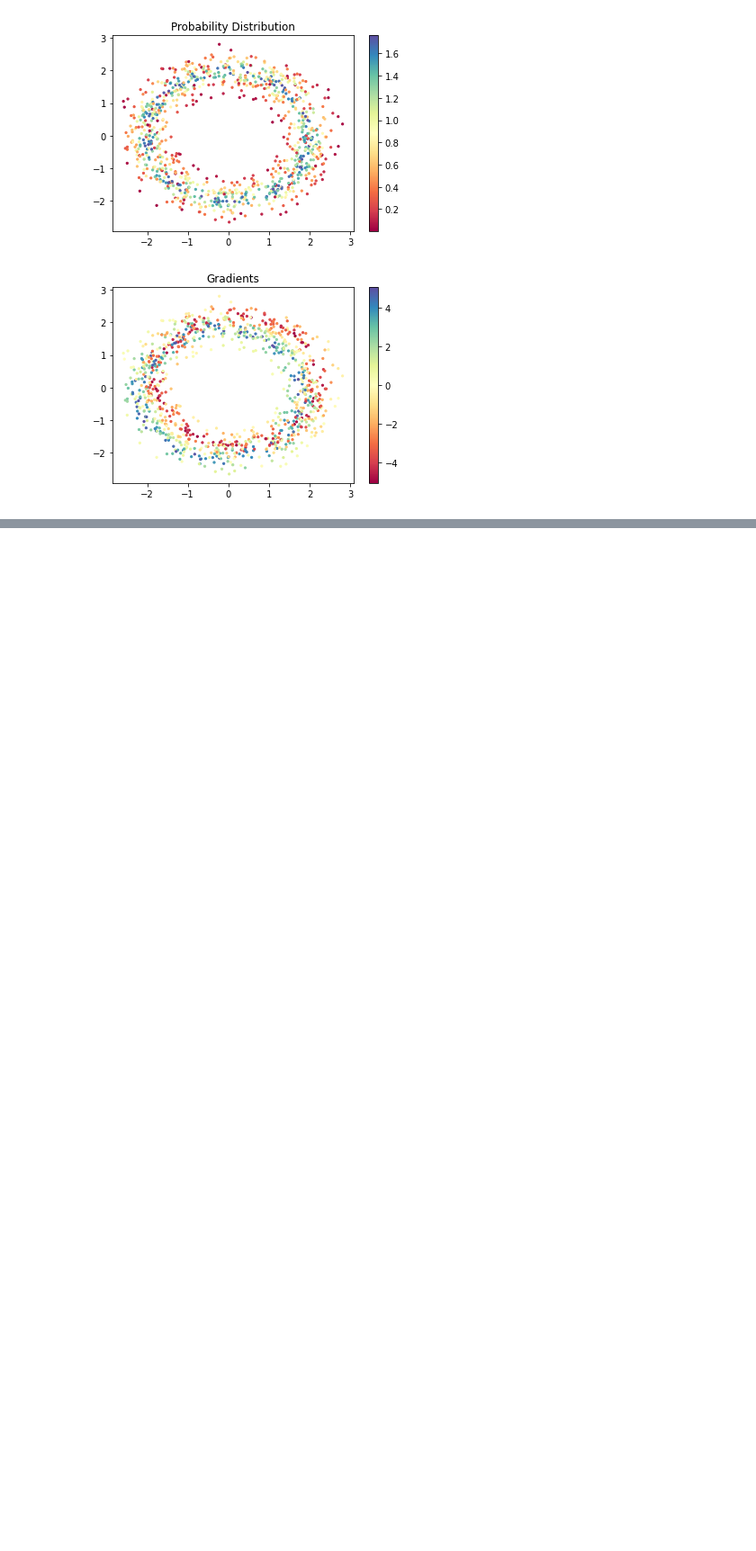
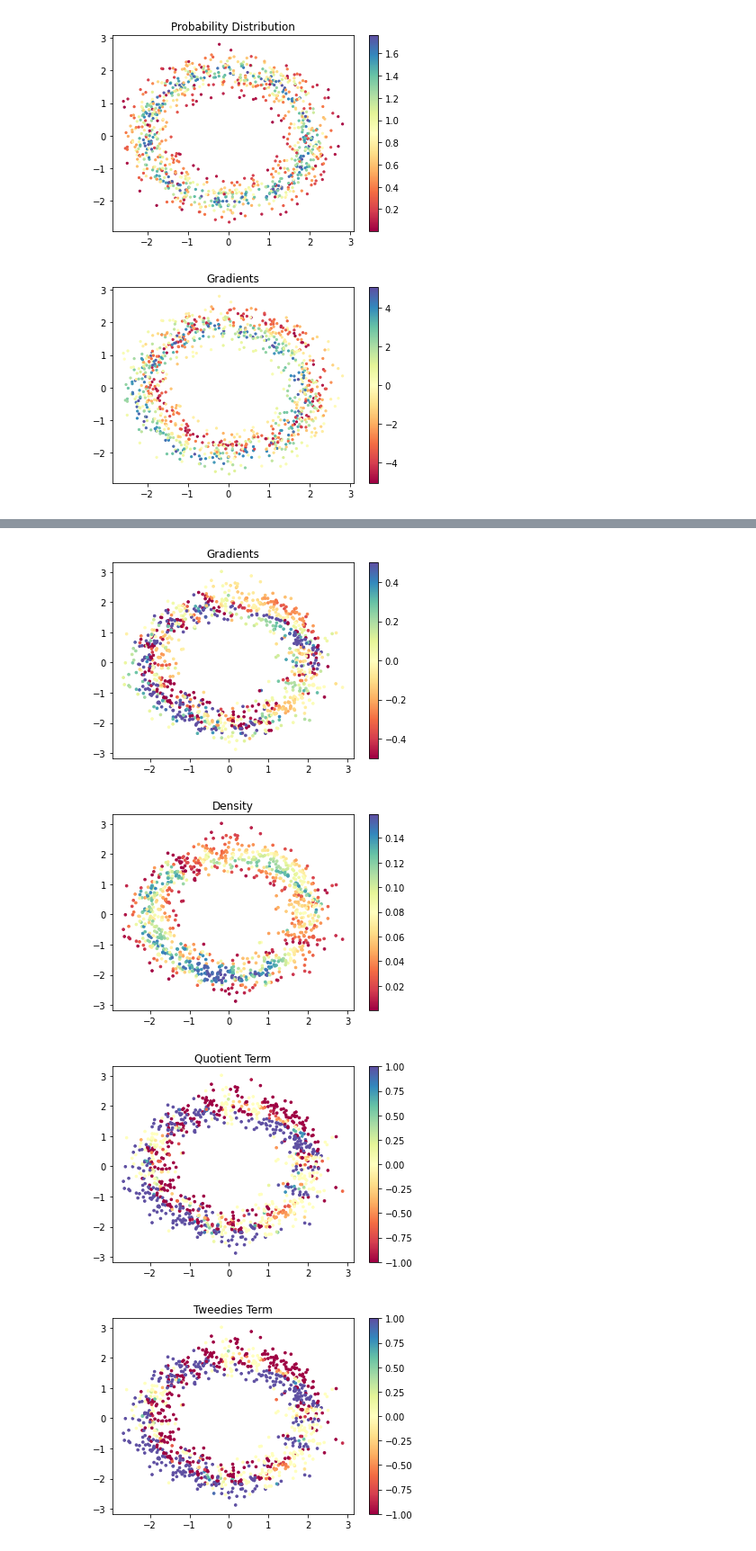
Before and after one commit to KristofPusztai/empirical-bayes-NormalizingFlows, a Jupyter notebook: normalizing-flows-LukasRinder/circula_data.ipynb, the cells around one changed output, grey strips where cells are left out. Shown at 90% size. Drawn from its saved outputs; the diff is of its cells as text; code cells hidden in the pictures; blank space fills up the shorter version.

```diff
--- a/normalizing-flows-LukasRinder/circula_data.ipynb
+++ b/normalizing-flows-LukasRinder/circula_data.ipynb
@@ -322,0 +404,8 @@ plt.show()
+# %%
+tf_data = tf.convert_to_tensor(data, dtype=np.float32)
+theta_hat = tweedies(tf_data, dist, min_val= -0.5, max_val=0.5)
+# %% [output]
+[figure, added]
+[figure, added]
+[figure, added]
+[figure, added]
```
Also changed, not shown: parts of 18 cells of this notebook, 2 other files.
